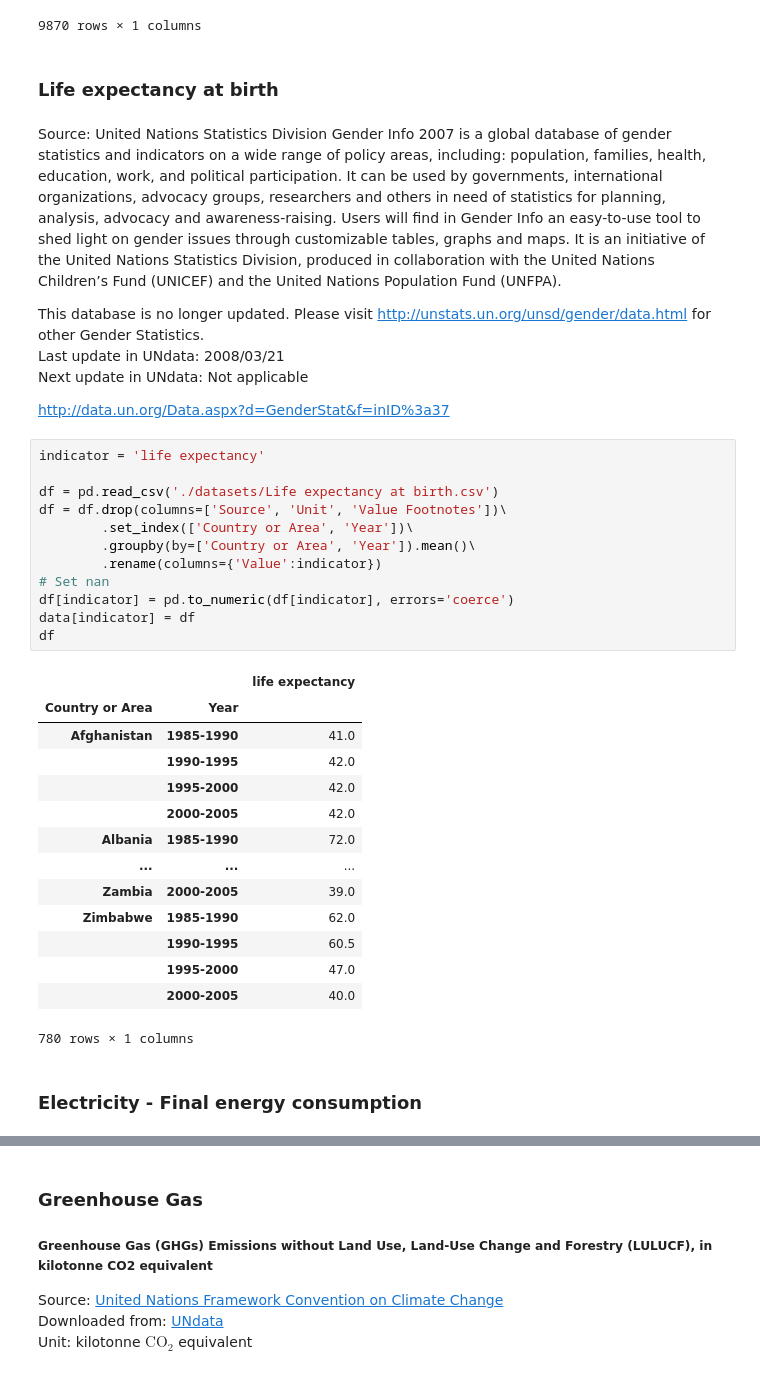
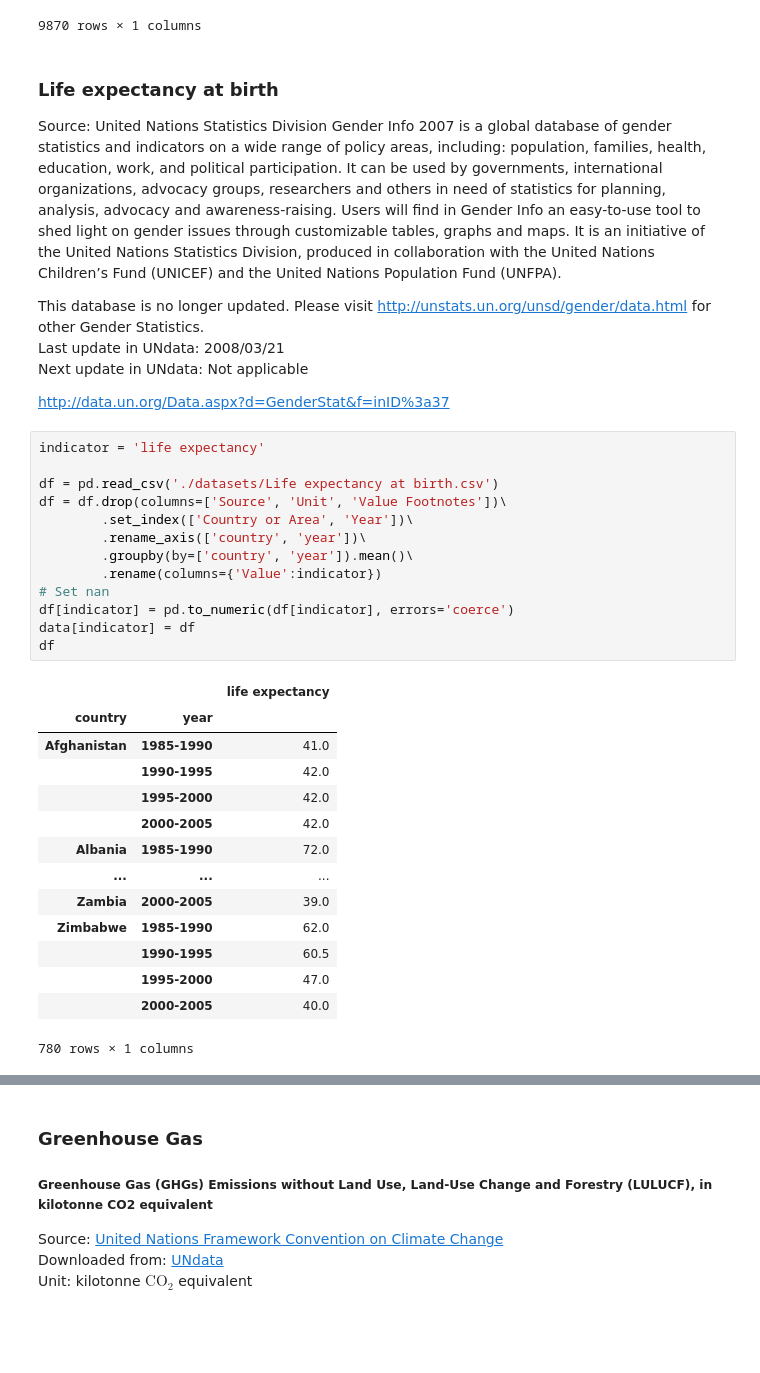
Before and after one commit to LucaDiba/renewable-causal-effects, a Jupyter notebook: Datasets merging.ipynb, the cells around one changed output, grey strips where cells are left out. Drawn from its saved outputs; the diff is of its cells as text; blank space fills up the shorter version.

```diff
--- a/Datasets merging.ipynb
+++ b/Datasets merging.ipynb
@@ -122,9 +122,9 @@ df
 |  | 1971 | 493.287110 |
 |  | 1970 | 441.744085 |
 9870 rows × 1 columns
-# %% [markdown]
-### Life expectancy at birth
 # %% [markdown]
+### Life expectancy at birth
+
 Source:  United Nations Statistics Division
 Gender Info 2007 is a global database of gender statistics and indicators on a wide range of policy areas, including: population, families, health, education, work, and political participation. It can be used by governments, international organizations, advocacy groups, researchers and others in need of statistics for planning, analysis, advocacy and awareness-raising. Users will find in Gender Info an easy-to-use tool to shed light on gender issues through customizable tables, graphs and maps. It is an initiative of the United Nations Statistics Division, produced in collaboration with the United Nations Children’s Fund (UNICEF) and the United Nations Population Fund (UNFPA).
 
@@ -136,18 +136,19 @@ http://data.un.org/Data.aspx?d=GenderStat&f=inID%3a37
 # %%
 indicator = 'life expectancy'
 
 df = pd.read_csv('./datasets/Life expectancy at birth.csv')
 df = df.drop(columns=['Source', 'Unit', 'Value Footnotes'])\
         .set_index(['Country or Area', 'Year'])\
-        .groupby(by=['Country or Area', 'Year']).mean()\
+        .rename_axis(['country', 'year'])\
+        .groupby(by=['country', 'year']).mean()\
         .rename(columns={'Value':indicator})
 # Set nan
 df[indicator] = pd.to_numeric(df[indicator], errors='coerce')
 data[indicator] = df
 df
 # %% [output]
 |  |  | life expectancy |
-| Country or Area | Year |  |
+| country | year |  |
 | Afghanistan | 1985-1990 | 41.0 |
 |  | 1990-1995 | 42.0 |
 |  | 1995-2000 | 42.0 |
@@ -160,5 +161,3 @@ df
 |  | 1995-2000 | 47.0 |
 |  | 2000-2005 | 40.0 |
 780 rows × 1 columns
-# %% [markdown]
-### Electricity - Final energy consumption
```
Also changed, not shown: parts of 16 cells of this notebook.
